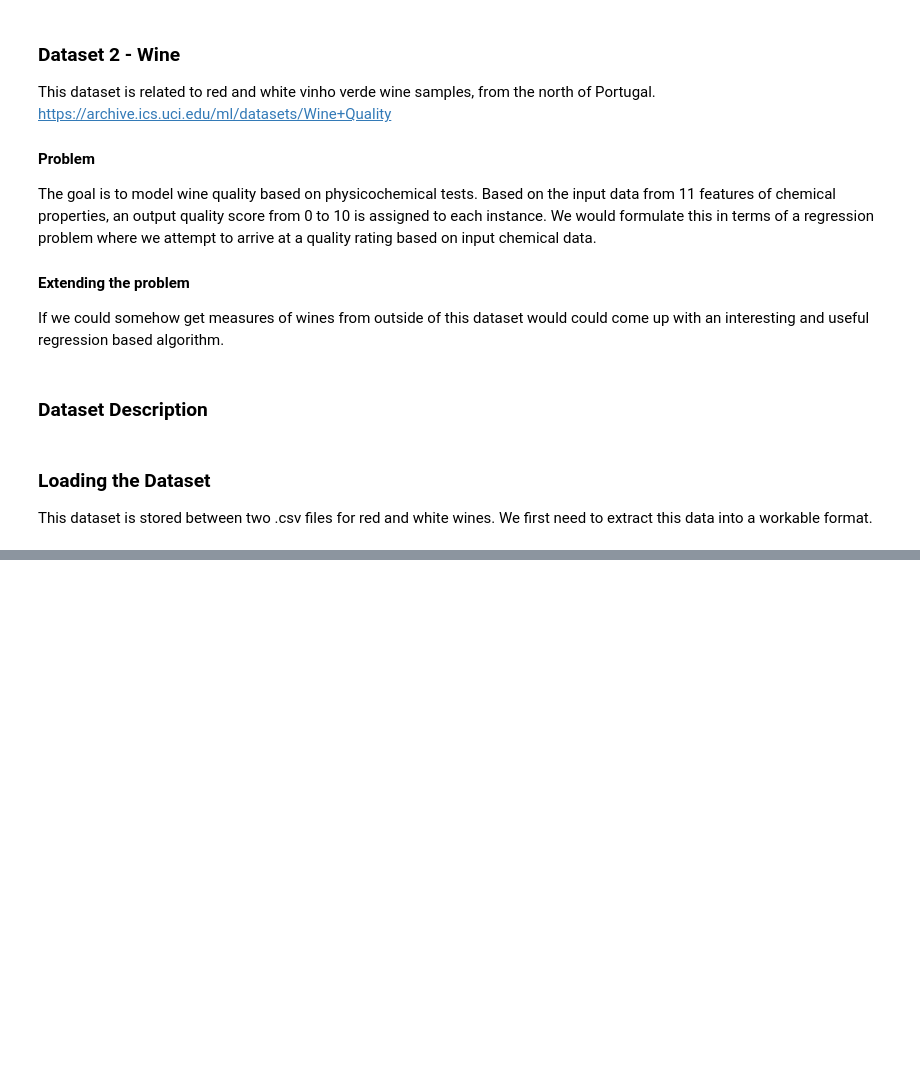
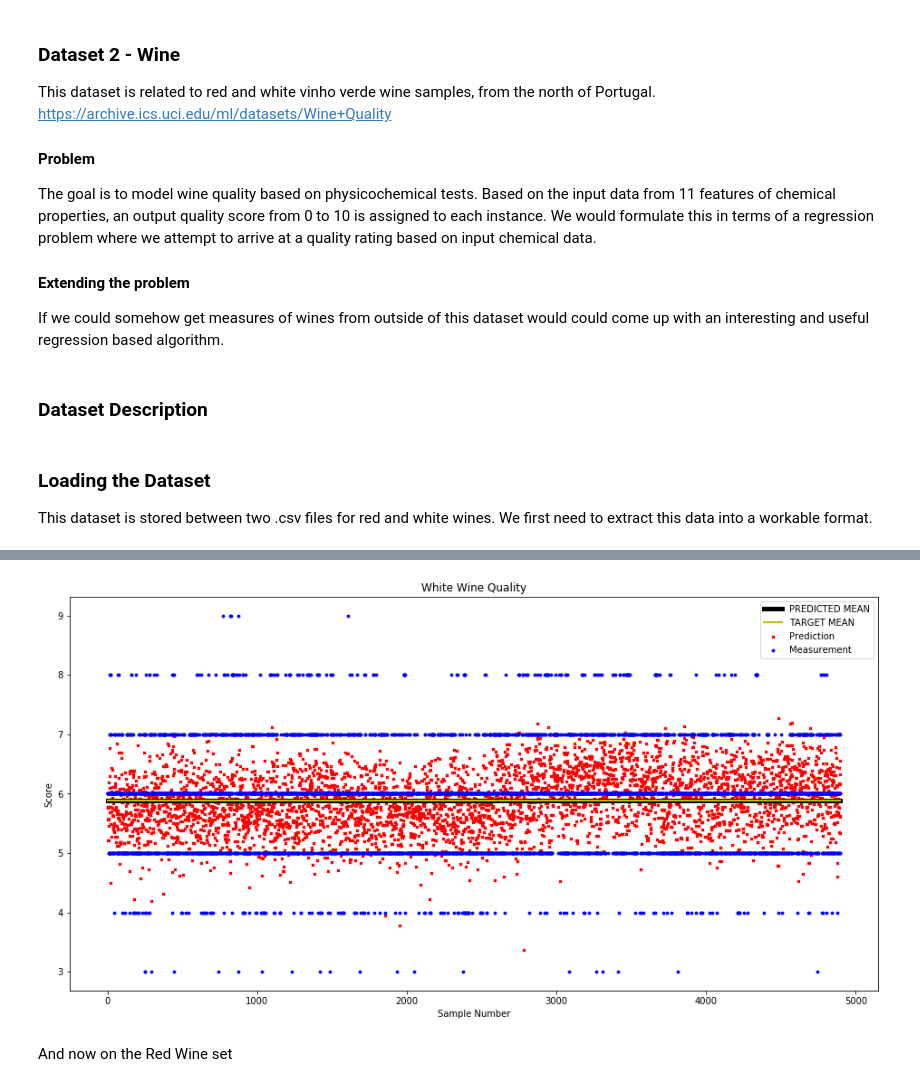
Before and after one commit to brookstawil/MLProject, a Jupyter notebook: Dataset 2 - Wine.ipynb, the cells around one changed output, grey strips where cells are left out. Saved outputs shown, nothing was run; the diff lists cells and outputs as text; code cells hidden in the pictures; blank space fills up the shorter version.

Commit message:
perform linear regression on the wine dataset

```diff
--- a/Dataset 2 - Wine.ipynb
+++ b/Dataset 2 - Wine.ipynb
@@ -41,0 +64,7 @@ These are the 3 methods that will be used, along with the group member responsib
+# %%
+# Append a row of 1s for our linear regression
+red_X = np.append(red_data, np.ones((red_data.shape[1], 1)).transpose(), axis=0).T
+red_Y = np.array(red_targets).T
+
+white_X = np.append(white_data, np.ones((white_data.shape[1], 1)).transpose(), axis=0).T
+white_Y = np.array(white_targets).T
@@ -41,0 +186,14 @@ These are the 3 methods that will be used, along with the group member responsib
+# %%
+# With the best w, run across the whole set like before and find the error
+# Use the found w to calculate y' on the test set
+yHat = white_X @ white_best_w
+
+# Caluculate error using the best w
+sumSquare = 0
+for i in range(len(yHat)):
+    sumSquare += np.square(np.subtract(yHat[i], white_Y[i]))
+sumSquare = sumSquare/len(yHat)
+
+print ('Weights: \n', white_best_w)
+print ('Mean error using best w: ' + str(sumSquare))
+print ()
@@ -41,0 +215,24 @@ These are the 3 methods that will be used, along with the group member responsib
+# %%
+# Graph Sample Number vs. Score
+# yHat is the Predicted
+# white_Y is the Measured
+x_axis = range(len(yHat))
+
+# Plot of the white wine data
+plt.figure(figsize=(16, 8))
+plt.title('White Wine Quality')
+
+plt.scatter(x_axis, yHat, s=8, color='r', marker='x')
+plt.plot([0, x_axis[len(x_axis)-1]],[np.mean(yHat), np.mean(yHat)], color='k', linewidth=5)
+
+plt.scatter(x_axis, white_Y, s=8, color='b', marker='o')
+plt.plot([0, x_axis[len(x_axis)-1]],[np.mean(white_Y), np.mean(white_Y)], color='y', linewidth=2)
+
+plt.legend(['PREDICTED MEAN', 'TARGET MEAN', 'Prediction', 'Measurement'])
+plt.xlabel('Sample Number')
+plt.ylabel('Score')
+plt.show()
+# %% [output]
+[figure, added]
+# %% [markdown]
+And now on the Red Wine set
```
Also changed, not shown: parts of 11 cells of this notebook, 1 other file.
